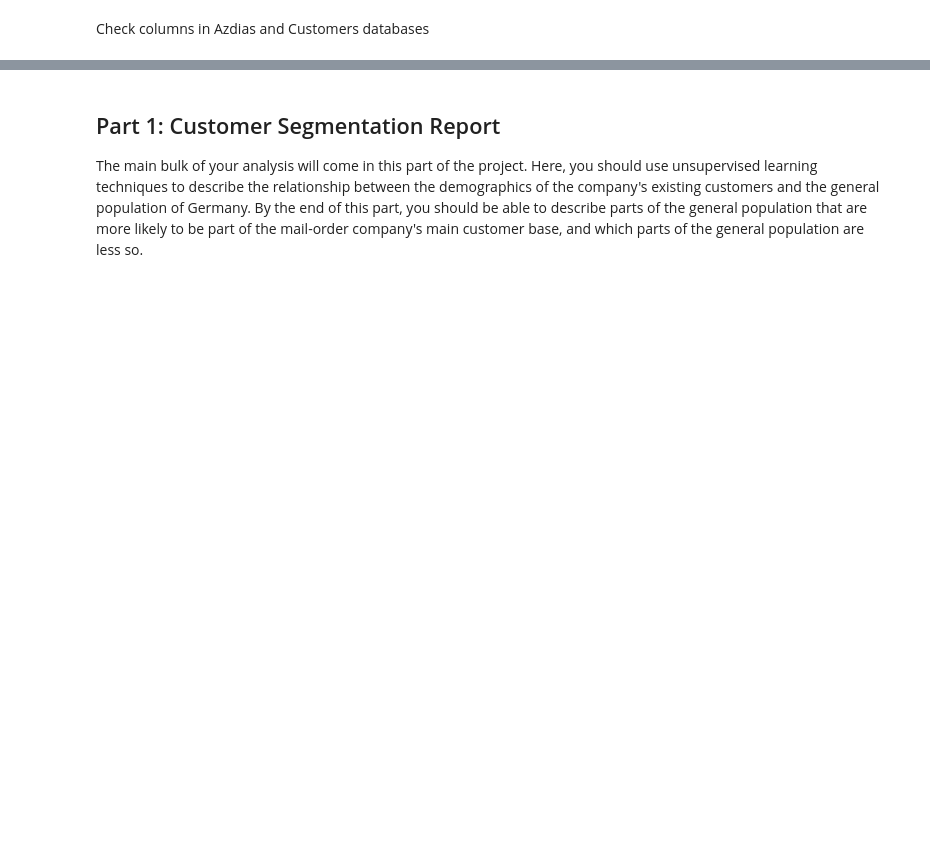
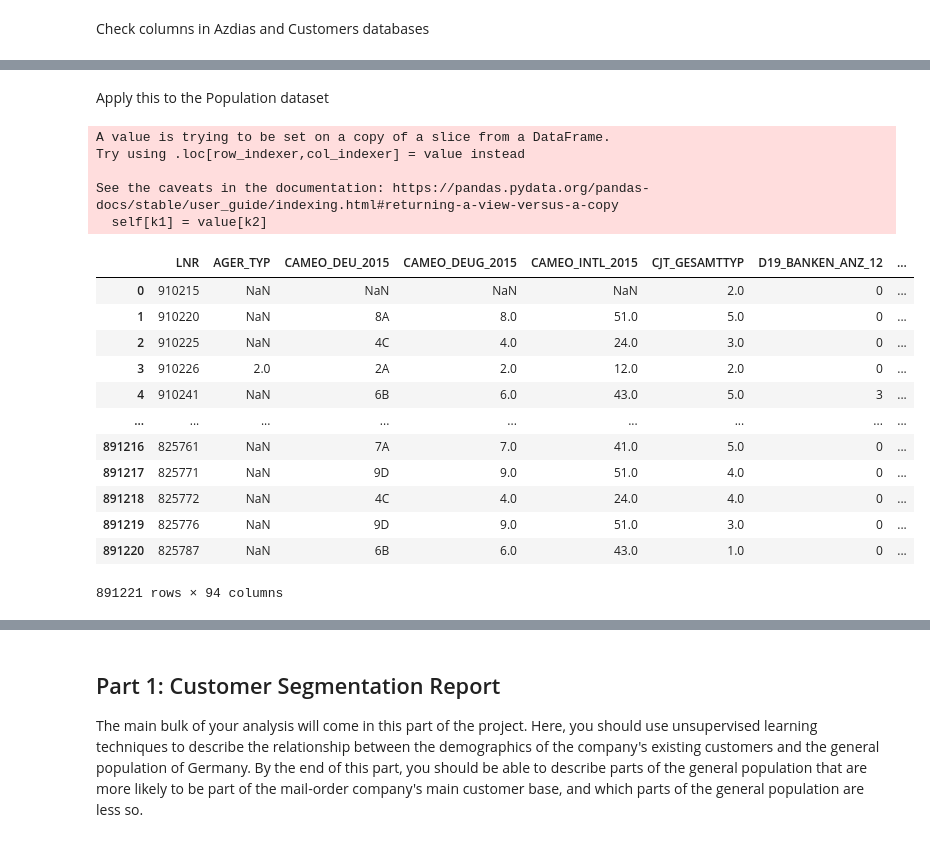
Before and after one commit to ditivaidya/Udacity-Project-IV, a Jupyter notebook: Arvato Project Workbook.ipynb, the cells around one changed output, grey strips where cells are left out. Drawn from its saved outputs; the diff is of its cells as text; code cells hidden in the pictures; blank space fills up the shorter version.

```diff
--- a/Arvato Project Workbook.ipynb
+++ b/Arvato Project Workbook.ipynb
@@ -67,0 +81,53 @@ else:
+# %%
+wb = load_workbook("DIAS Attributes_relevant.xlsx")  # Work Book
+ws = wb.get_sheet_by_name('Relevant')  # Work Sheet
+column1 = ws['A']  # Column
+column2 = ws['B']  # Column
+
+relevant_cols = [column1[x].value for x in range(len(column1))]
+relevant_cols_mean = [column2[x].value for x in range(len(column2))]
+# %%
+Unk_1 = wb.get_sheet_by_name('-1_Unk')  # Work Sheet
+Unk_1_col = Unk_1['A']  # Column
+
+Unk_0 = wb.get_sheet_by_name('0_Unk')  # Work Sheet
+Unk_0_col = Unk_0['A']  # Column
+
+Unk_9 = wb.get_sheet_by_name('9_Unk')  # Work Sheet
+Unk_9_col = Unk_9['A']  # Column
+
+Unk_1_list = [Unk_1_col[x].value for x in range(len(Unk_1_col))]
+
+Unk_0_list = [Unk_0_col[x].value for x in range(len(Unk_0_col))]
+
+Unk_9_list = [Unk_9_col[x].value for x in range(len(Unk_9_col))]
+# %% [markdown]
+Apply this to the Population dataset
+# %%
+azdias_clean = azdias[azdias.columns.intersection(relevant_cols)]
+
+
+azdias_clean[Unk_1_list] = azdias_clean[Unk_1_list].replace(-1, np.nan)
+azdias_clean[Unk_0_list] = azdias_clean[Unk_0_list].replace(0, np.nan)
+azdias_clean[Unk_9_list] = azdias_clean[Unk_9_list].replace(9, np.nan)
+
+azdias_clean
+# %% [output]
+A value is trying to be set on a copy of a slice from a DataFrame.
+Try using .loc[row_indexer,col_indexer] = value instead
+
+See the caveats in the documentation: https://pandas.pydata.org/pandas-docs/stable/user_guide/indexing.html#returning-a-view-versus-a-copy
+  self[k1] = value[k2]
+|  | LNR | AGER_TYP | CAMEO_DEU_2015 | CAMEO_DEUG_2015 | CAMEO_INTL_2015 | CJT_GESAMTTYP | D19_BANKEN_ANZ_12 | ... |
+| 0 | 910215 | NaN | NaN | NaN | NaN | 2.0 | 0 | ... |
+| 1 | 910220 | NaN | 8A | 8.0 | 51.0 | 5.0 | 0 | ... |
+| 2 | 910225 | NaN | 4C | 4.0 | 24.0 | 3.0 | 0 | ... |
+| 3 | 910226 | 2.0 | 2A | 2.0 | 12.0 | 2.0 | 0 | ... |
+| 4 | 910241 | NaN | 6B | 6.0 | 43.0 | 5.0 | 3 | ... |
+| ... | ... | ... | ... | ... | ... | ... | ... | ... |
+| 891216 | 825761 | NaN | 7A | 7.0 | 41.0 | 5.0 | 0 | ... |
+| 891217 | 825771 | NaN | 9D | 9.0 | 51.0 | 4.0 | 0 | ... |
+| 891218 | 825772 | NaN | 4C | 4.0 | 24.0 | 4.0 | 0 | ... |
+| 891219 | 825776 | NaN | 9D | 9.0 | 51.0 | 3.0 | 0 | ... |
+| 891220 | 825787 | NaN | 6B | 6.0 | 43.0 | 1.0 | 0 | ... |
+891221 rows × 94 columns
```
Also changed, not shown: parts of 36 cells of this notebook.
